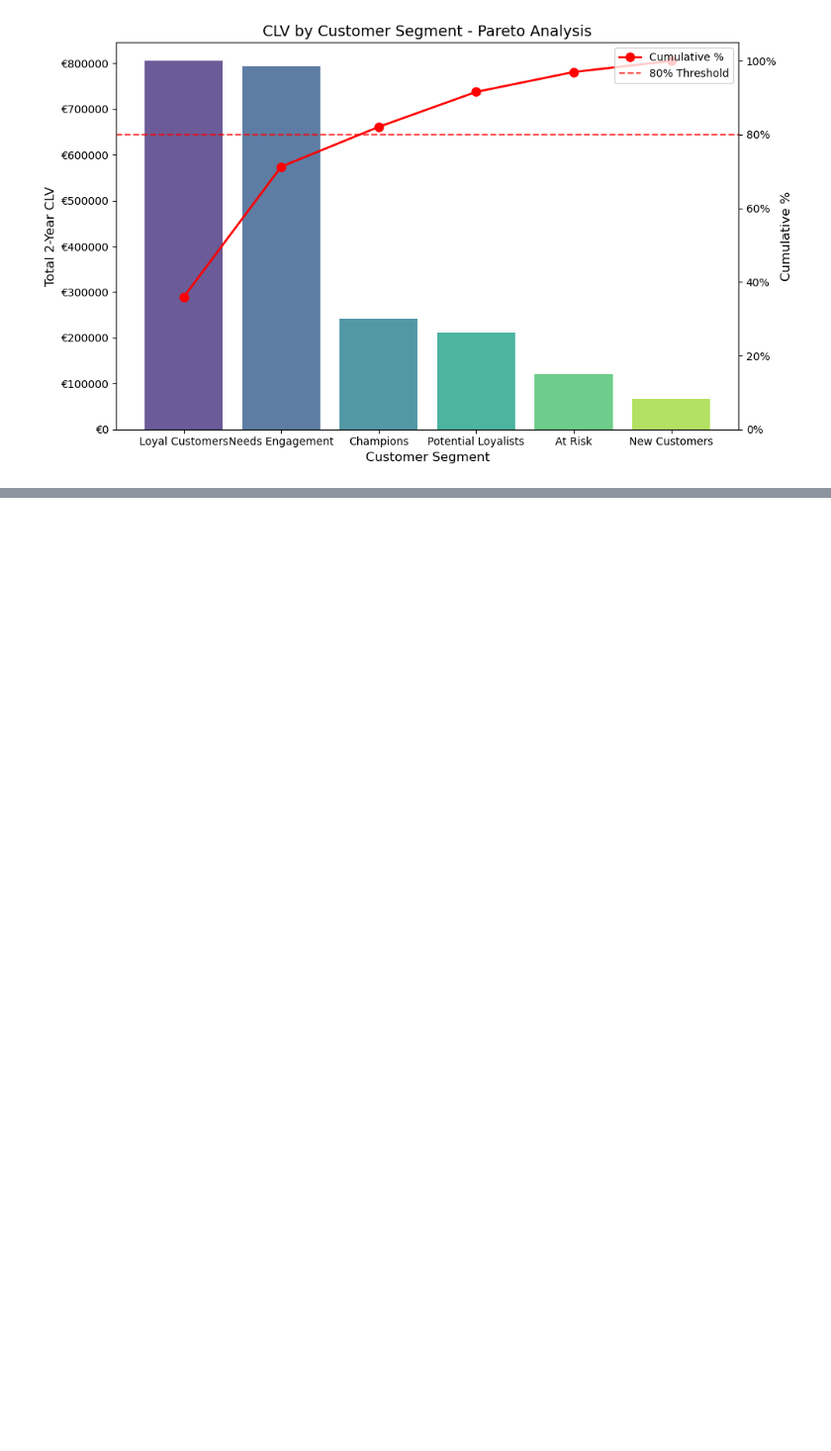
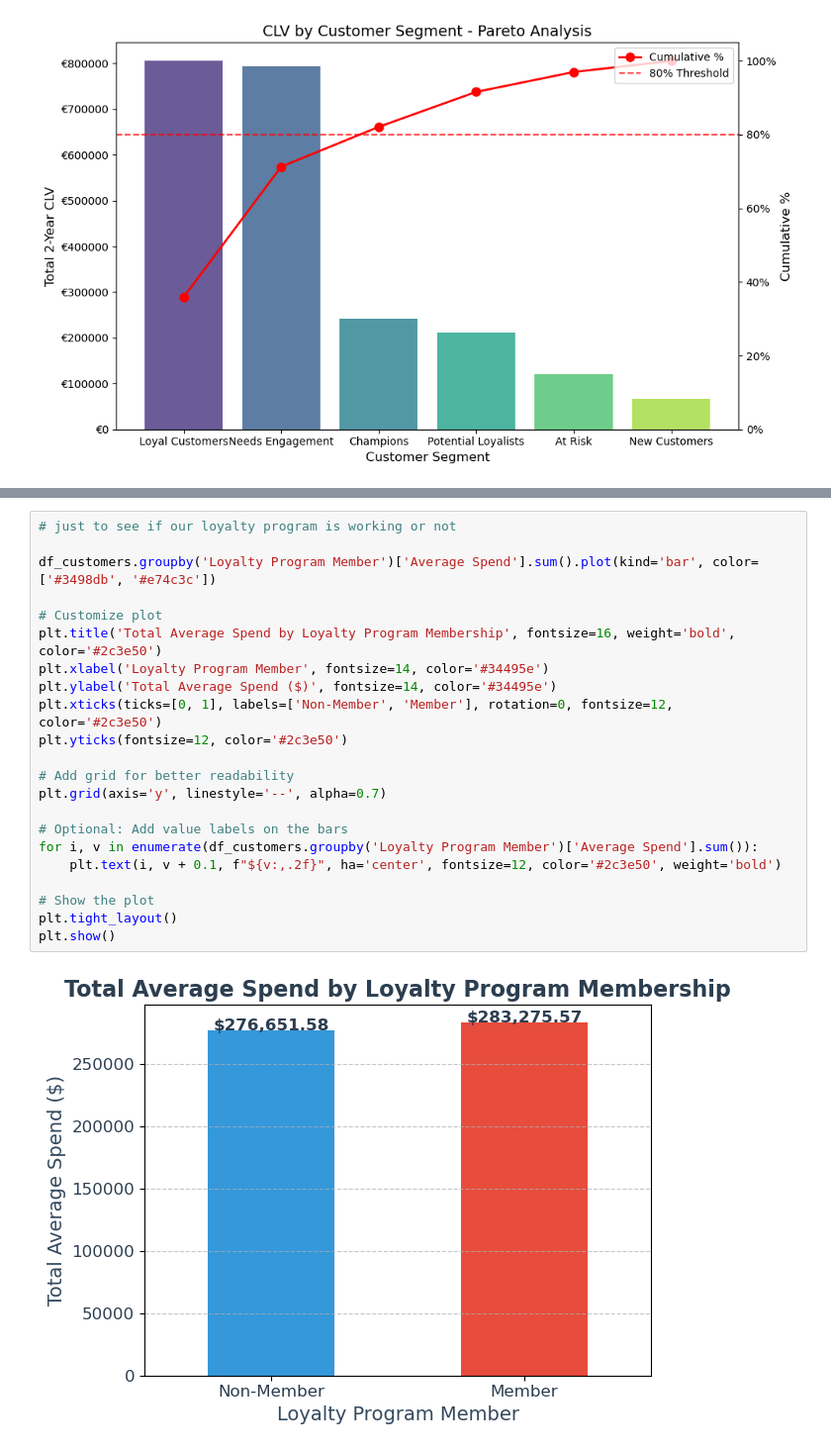
Before and after one commit to elciguapuuu/segmentation-case, a Jupyter notebook: UTF-8MarketingSegmentation.ipynb, the cells around one changed output, grey strips where cells are left out. Shown: that part at 99% size. Cells and saved outputs as stored; diff of their text form; blank space fills up the shorter version.

```diff
--- a/UTF-8MarketingSegmentation.ipynb
+++ b/UTF-8MarketingSegmentation.ipynb
@@ -645,0 +658,24 @@ plt.show()
+# %%
+# just to see if our loyalty program is working or not
+
+df_customers.groupby('Loyalty Program Member')['Average Spend'].sum().plot(kind='bar', color=['#3498db', '#e74c3c'])
+
+# Customize plot
+plt.title('Total Average Spend by Loyalty Program Membership', fontsize=16, weight='bold', color='#2c3e50')
+plt.xlabel('Loyalty Program Member', fontsize=14, color='#34495e')
+plt.ylabel('Total Average Spend ($)', fontsize=14, color='#34495e')
+plt.xticks(ticks=[0, 1], labels=['Non-Member', 'Member'], rotation=0, fontsize=12, color='#2c3e50')
+plt.yticks(fontsize=12, color='#2c3e50')
+
+# Add grid for better readability
+plt.grid(axis='y', linestyle='--', alpha=0.7)
+
+# Optional: Add value labels on the bars
+for i, v in enumerate(df_customers.groupby('Loyalty Program Member')['Average Spend'].sum()):
+    plt.text(i, v + 0.1, f"${v:,.2f}", ha='center', fontsize=12, color='#2c3e50', weight='bold')
+
+# Show the plot
+plt.tight_layout()
+plt.show()
+# %% [output]
+[figure, added]
```
Also changed, not shown: parts of 17 cells of this notebook.
